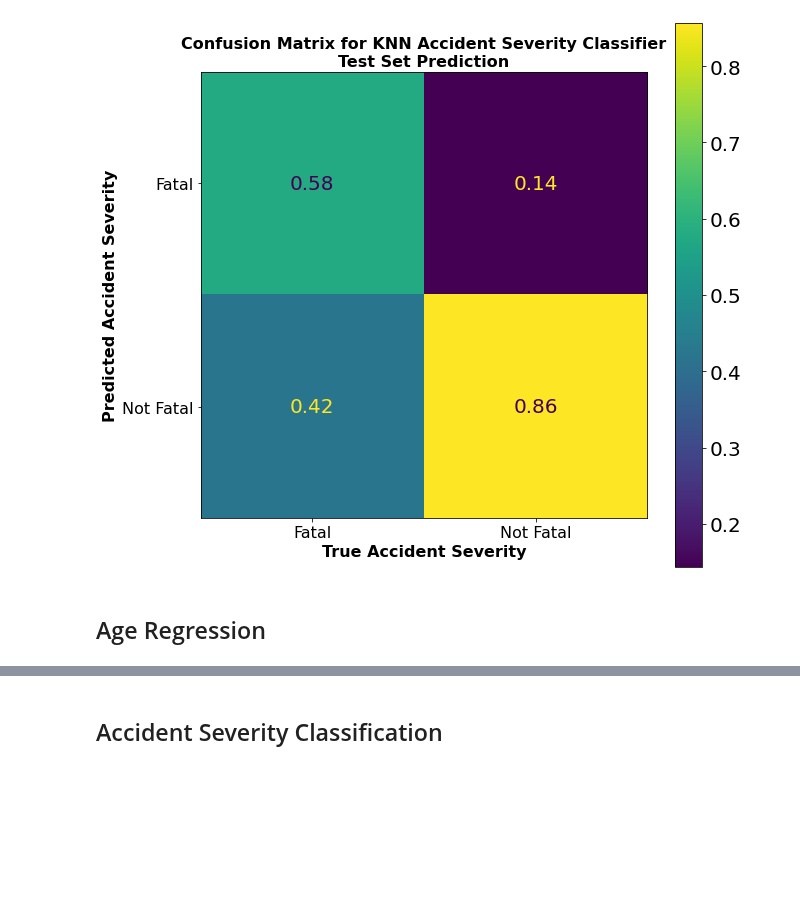
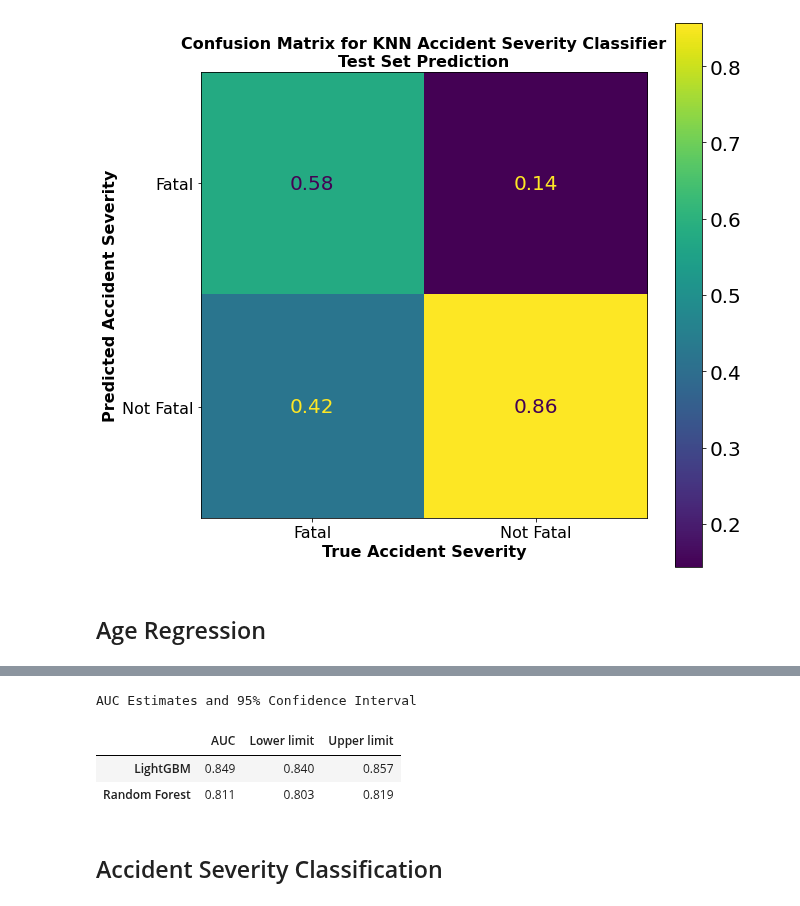
Before and after one commit to BradenAnderson/Accident_Severity_Prediction, a Jupyter notebook: HienEDIT_AndersonLamWeeda_Lab2_Draft.ipynb, the cells around one changed output, grey strips where cells are left out. Saved outputs shown, nothing was run; the diff lists cells and outputs as text; code cells hidden in the pictures; blank space fills up the shorter version.

```diff
--- a/HienEDIT_AndersonLamWeeda_Lab2_Draft.ipynb
+++ b/HienEDIT_AndersonLamWeeda_Lab2_Draft.ipynb
@@ -1949,3 +2046,16 @@ age_sgd_mse={'9' :   1.498936e+25,
+# %%
+chart = [
+    [0.849, 0.840, 0.857],
+    [0.811, 0.803, 0.819]
+]
+compare = pd.DataFrame(chart, index = ['LightGBM', 'Random Forest'], columns=['AUC', 'Lower limit', 'Upper limit'])
+print('AUC Estimates and 95% Confidence Interval')
+compare
+# %% [output]
+AUC Estimates and 95% Confidence Interval
+|  | AUC | Lower limit | Upper limit |
+| LightGBM | 0.849 | 0.840 | 0.857 |
+| Random Forest | 0.811 | 0.803 | 0.819 |
 # %% [markdown]
 ## Accident Severity Classification
 # %%
```
Also changed, not shown: parts of 11 cells of this notebook.
